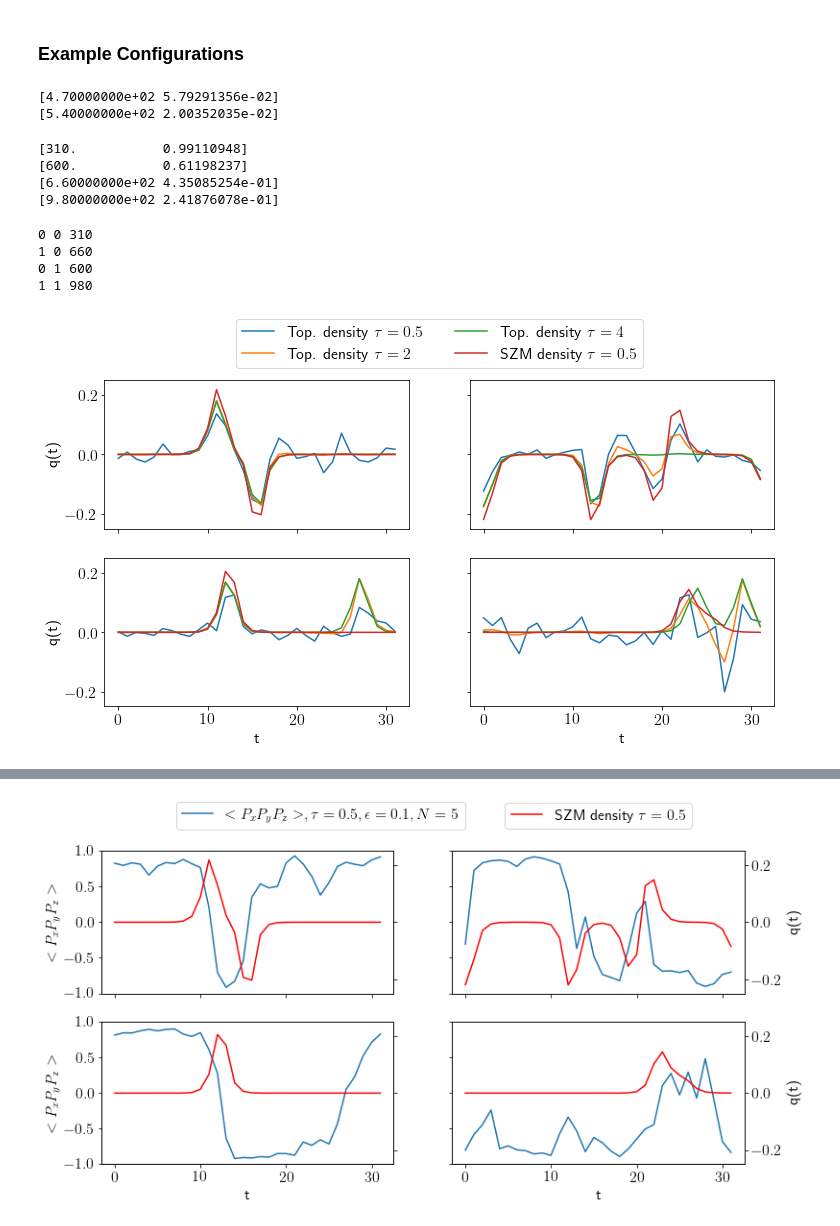
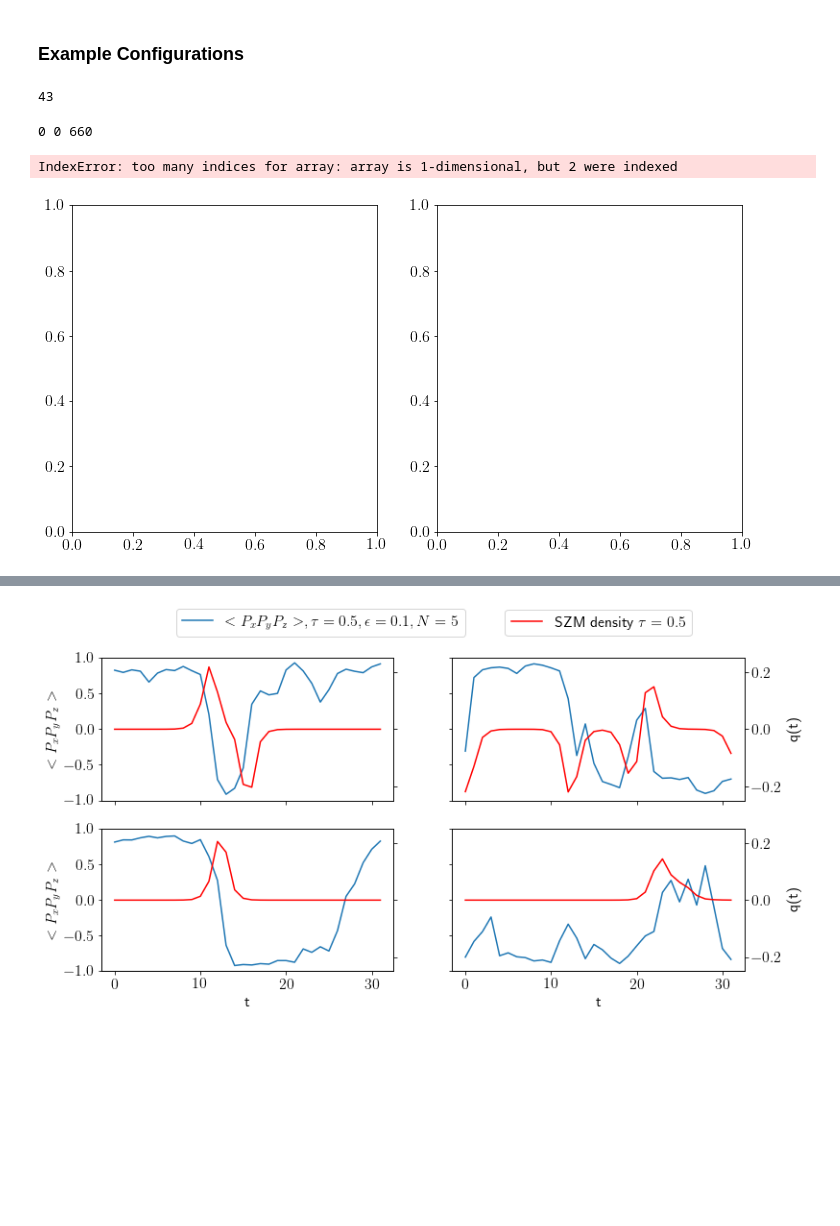
Before and after one commit to Ivan-Soler/AFM, a Jupyter notebook: main.ipynb, the cells around one changed output, grey strips where cells are left out. Saved outputs shown, nothing was run; the diff lists cells and outputs as text; code cells hidden in the pictures; blank space fills up the shorter version.

Commit message:
many changes, for zero overlap modes and checks on T2xR2

```diff
--- a/main.ipynb
+++ b/main.ipynb
@@ -26,0 +115,21 @@ plt.rcParams.update({"text.usetex": True, "font.size": 16})
+# %%
+#To check when one runs out of modes
+folder_in="/ssd/ivsol/filtering/4x4x4x32/b2p44_new/gf_afm_0p25t/"
+#folder_in="/ssd/ivsol/filtering/8x8x8x64_su2/gf_afm_2p0t/"
+top_gauge,conf_read=analyzer.Count_index_gf(folder_gf,conf)
+end_susy,end_overlap,conf_m=analyzer.End_spectrum(folder_in,conf_read) #Computes the last value of the spectrum
+
+#Check which in which lambda one crosses the last value of the spectrum
+i=0
+susy_max=[lambdas[len(lambdas)-1], len(lambdas)] #The position of the end of the spectrum initilized at the end of the cuts
+for threshold in lambdas:
+    if "OverlapFilterModeR" in pattern:
+        if threshold > end_susy:
+            susy_max=[threshold,i]
+            break
+    else :
+        if threshold > end_overlap:
+            susy_max=[threshold,i]
+            break
+    i+=1
+print(end_susy, conf_m)
@@ -300,39 +420,25 @@ plt.savefig(folder+"./GF_AFM_1p5t.pdf",dpi=150, bbox_inches='tight')
 ### Example Configurations
 # %%
 measure="gf_afm_0p5t/"
-folder_out='../4x4x4x32/b2p44_new/compare_4p0t/'
+folder_out='../4x4x4x32/b2p44_new/compare_4p0t_cut/'
 f=open(folder_out+measure+"lambda_opt.txt",'r')
 lamba_string=f.read().split('\n')
 lambda_opt,index_opt=float(lamba_string[0]), int(float(lamba_string[1]))
 f.close()
 GM=np.loadtxt(folder_out+measure+"GM_history_opt.txt")
+conf_read=[]
+count=0
 for element in GM:
-    if element[1]<0.1:
-        print(element)
-        conf=int(element[0])
+    if element[1]>0.65:
+        #print(element)
+        conf_read.append(int(element[0]))
+        count+=1
+print(count)
 # %% [output]
-[4.70000000e+02 5.79291356e-02]
-[5.40000000e+02 2.00352035e-02]
+43
-# %%
-measure="gf_afm_0p5t/"
-folder_out='../4x4x4x32/b2p44_new/compare_4p0t/'
-f=open(folder_out+measure+"lambda_opt.txt",'r')
-lamba_string=f.read().split('\n')
-lambda_opt,index_opt=float(lamba_string[0]), int(float(lamba_string[1]))
-f.close()
-conf_read=[600,660,310,980]
-GM=np.loadtxt(folder_out+measure+"GM_history_opt.txt")
-for element in GM:
-    if element[0] in conf_read:
-        print(element)
-# %% [output]
-[310.           0.99110948]
-[600.           0.61198237]
-[6.60000000e+02 4.35085254e-01]
-[9.80000000e+02 2.41876078e-01]
 # %%
-folder_out='../4x4x4x32/b2p44_new/compare_4p0t/'
-folder="../4x4x4x32/b2p44_new/compare_4p0t/"
+folder_out='../4x4x4x32/b2p44_new/compare_4p0t_cut/'
+folder="../4x4x4x32/b2p44_new/compare_4p0t_cut/"
 measure="gf_afm_0p5t/"
 #ax = plt.gca()
 fig, axes = plt.subplots(nrows=2, ncols=2,figsize=(12,6))
@@ -343,7 +449,8 @@ lamba_string=f.read().split('\n')
 lambda_opt,index_opt=float(lamba_string[0]), int(float(lamba_string[1]))
 f.close()
 
-conf_read=[310,660,600,980]
+conf_read=[660,600]
+#conf_read=[470,540]
 GM=np.loadtxt(folder_out+measure+"GM_history_opt.txt")
 
 for conf in conf_read:
@@ -358,42 +465,41 @@ for conf in conf_read:
     normalization=np.sum(np.abs(density_top_3))
 
     #Construct susy mode
-    density_susy=np.loadtxt(folder+measure+"susy_mode_"+str(conf)+"c.txt")
+    density_susy=np.loadtxt(folder+measure+"susy_mode_"+str(conf)+"c_optimalcut.txt")
     #density_susy=density_susy*(normalization/np.sum(np.abs(density_susy)))
 
     i=index%2
     j=int(index/2)%2
     print(i,j,conf)
     #Plot the three densities
     axes[i,j].plot(density_top_1,label=r'Top. density $\tau=0.5$')
     axes[i,j].plot(density_top_2, label=r'Top. density $\tau=2$')
     axes[i,j].plot(density_top_3, label=r'Top. density $\tau=4$')
     axes[i,j].plot(density_susy, label=r'SZM density $\tau=0.5$')
     axes[i,j].set_ylim([-0.25,0.25])
+    axes[i,j].set_title("configuration: "+str(conf))
 
     if j==0:
         axes[i,j].set_ylabel(r'q(t)')
     if j==1:
         axes[i,j].set_yticklabels([])
     if i==0:
         axes[i,j].set_xticklabels([])
     if i==1:
         axes[i,j].set_xlabel(r't')
 
     index+=1
 
 box = axes[0,0].get_position()
 axes[0,0].set_position([box.x0, box.y0, box.width * 1, box.height])
 
 # Put a legend to the right of the current axis
-axes[0,0].legend(loc="center", ncol=2, bbox_to_anchor=(1.10, 1.25))
+axes[0,0].legend(loc="center", ncol=2, bbox_to_anchor=(1.10, 1.40))
 
 fig.savefig(folder_out+"MC_densities.pdf",dpi=150, bbox_inches='tight')
 
 plt.show()
 # %% [output]
-0 0 310
-1 0 660
-0 1 600
-1 1 980
+0 0 660
+IndexError: too many indices for array: array is 1-dimensional, but 2 were indexed
-[figure, old version]
+[figure, new version]
```
Also changed, not shown: parts of 33 cells of this notebook, 8 other files.
